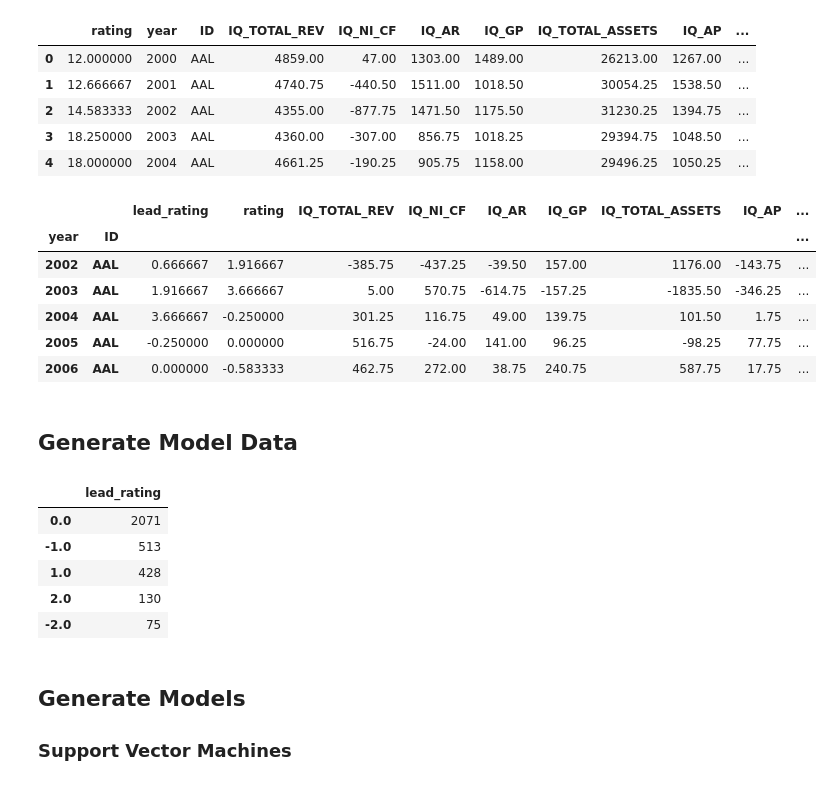
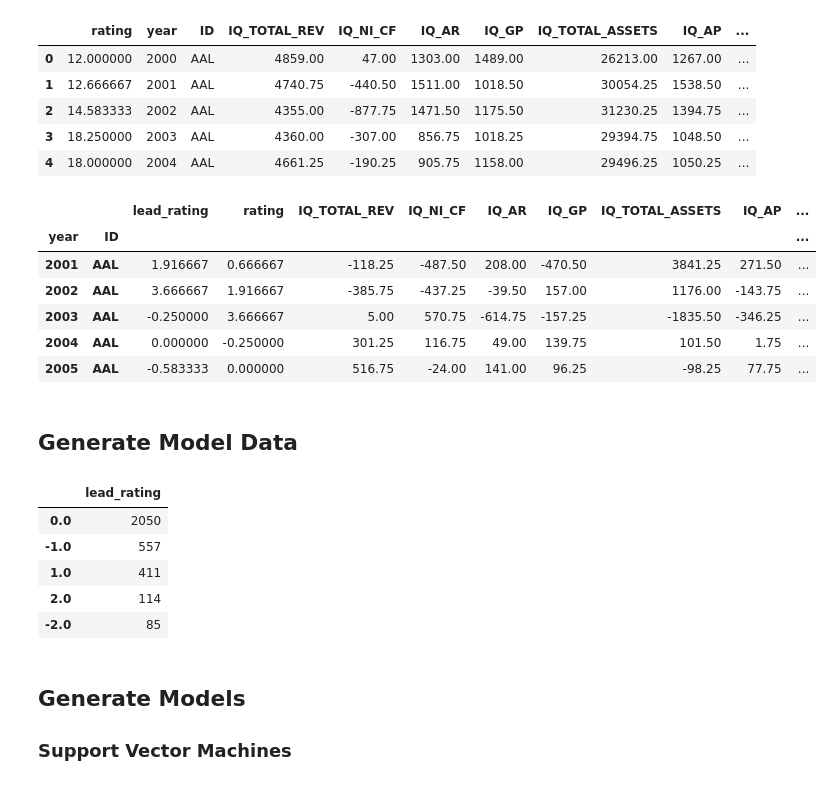
Before and after one commit to yedidv/credit_rating_predictions, a Jupyter notebook: model.ipynb, the cells around one changed output. Cells and saved outputs as stored; diff of their text form; code cells hidden in the pictures.

```diff
--- a/model.ipynb
+++ b/model.ipynb
@@ -91,39 +91,39 @@ tot_df_clean = pd.DataFrame()
 
 
 for ticker in tqdm(tot_df['ID'].unique()):
 
 
     ## small df is all the rows with the ticker, sort by year
     small_df = tot_df[tot_df['ID'] == ticker].sort_values(by = 'year',
                                                              ascending = True)
 
 
     ## Insert a lead rating column. This is the predictor column,
     ## as we are trying to predict the credit rating for the next year
     small_df.insert(loc = 0, column = 'lead_rating',
-               value = small_df.rating.shift(1))
+               value = small_df.rating.shift(-1))
 
 
     ## Set the index as the year and the ticker.
     small_df.set_index(['year', 'ID'], inplace = True)
 
     ## Take the difference between rows. We are looking to find
     ## differences in credit rating, so we are going to compare it to
     ## differences in dependent variables.
     ## We can then drop the nulls.
     small_df = small_df.diff().dropna()
 
     tot_df_clean = pd.concat([tot_df_clean, small_df], axis = 0)
 
 tot_df_clean.head()
 # %% [output]
 |  |  | lead_rating | rating | IQ_TOTAL_REV | IQ_NI_CF | IQ_AR | IQ_GP | IQ_TOTAL_ASSETS | IQ_AP | ... |
 | year | ID |  |  |  |  |  |  |  |  | ... |
-| 2002 | AAL | 0.666667 | 1.916667 | -385.75 | -437.25 | -39.50 | 157.00 | 1176.00 | -143.75 | ... |
-| 2003 | AAL | 1.916667 | 3.666667 | 5.00 | 570.75 | -614.75 | -157.25 | -1835.50 | -346.25 | ... |
-| 2004 | AAL | 3.666667 | -0.250000 | 301.25 | 116.75 | 49.00 | 139.75 | 101.50 | 1.75 | ... |
-| 2005 | AAL | -0.250000 | 0.000000 | 516.75 | -24.00 | 141.00 | 96.25 | -98.25 | 77.75 | ... |
-| 2006 | AAL | 0.000000 | -0.583333 | 462.75 | 272.00 | 38.75 | 240.75 | 587.75 | 17.75 | ... |
+| 2001 | AAL | 1.916667 | 0.666667 | -118.25 | -487.50 | 208.00 | -470.50 | 3841.25 | 271.50 | ... |
+| 2002 | AAL | 3.666667 | 1.916667 | -385.75 | -437.25 | -39.50 | 157.00 | 1176.00 | -143.75 | ... |
+| 2003 | AAL | -0.250000 | 3.666667 | 5.00 | 570.75 | -614.75 | -157.25 | -1835.50 | -346.25 | ... |
+| 2004 | AAL | 0.000000 | -0.250000 | 301.25 | 116.75 | 49.00 | 139.75 | 101.50 | 1.75 | ... |
+| 2005 | AAL | -0.583333 | 0.000000 | 516.75 | -24.00 | 141.00 | 96.25 | -98.25 | 77.75 | ... |
 # %% [markdown]
 ## Generate Model Data
 # %%
@@ -143,11 +143,11 @@ full_df = tot_df_clean
 tot_df_clean.lead_rating.value_counts().to_frame().style.bar()
 # %% [output]
 |  | lead_rating |
-| 0.0 | 2071 |
-| -1.0 | 513 |
-| 1.0 | 428 |
-| 2.0 | 130 |
-| -2.0 | 75 |
+| 0.0 | 2050 |
+| -1.0 | 557 |
+| 1.0 | 411 |
+| 2.0 | 114 |
+| -2.0 | 85 |
 # %%
 from sklearn.utils import resample
 
```
Also changed, not shown: parts of 4 cells of this notebook.
